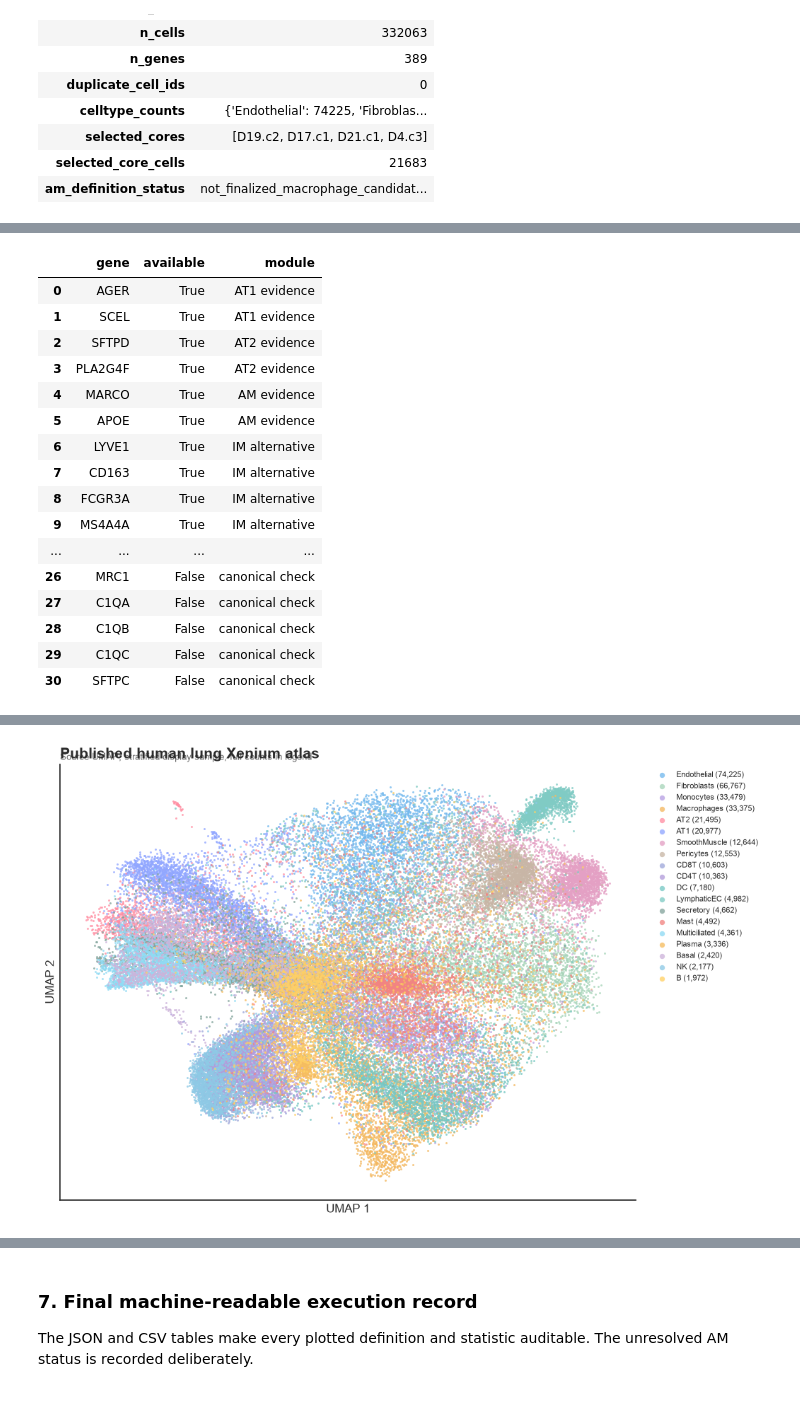
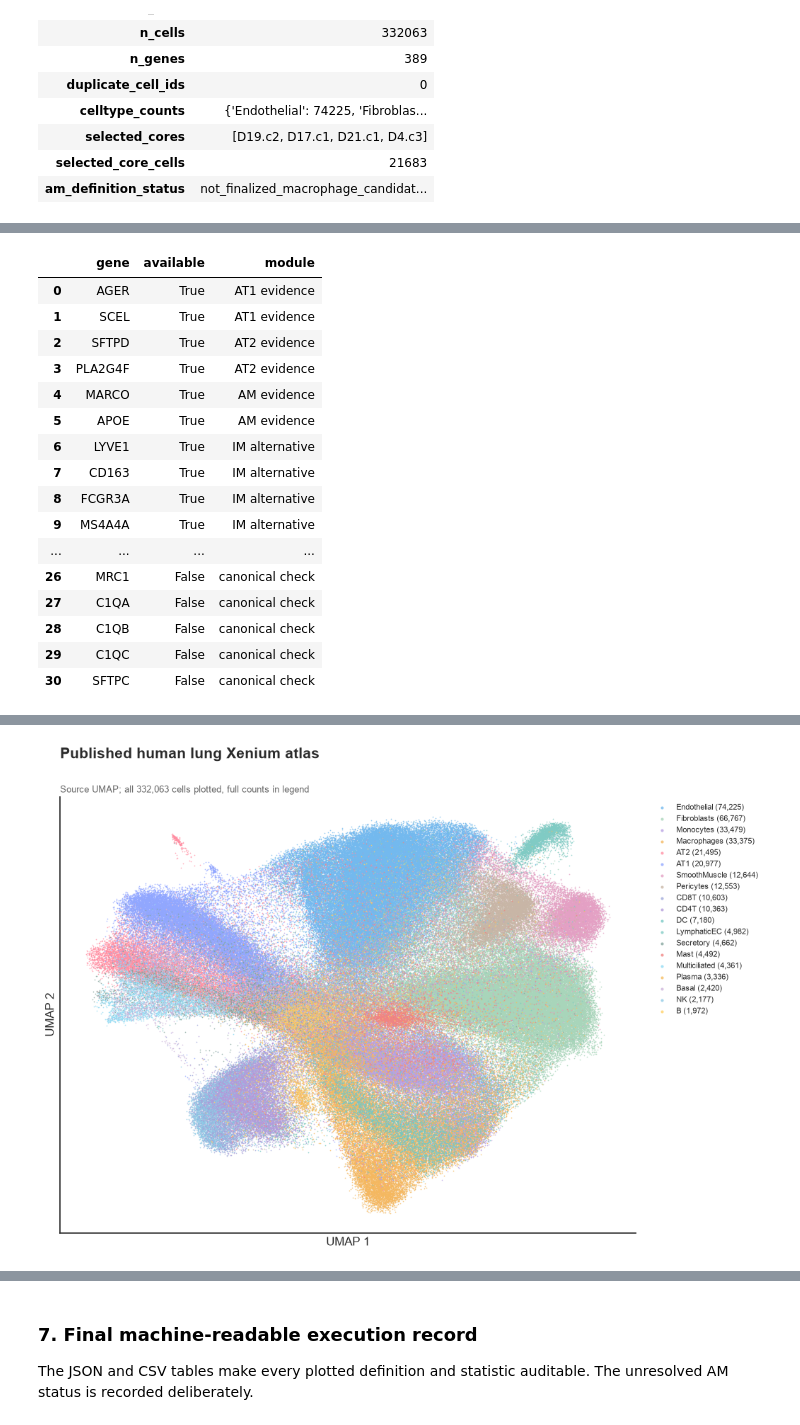
Before and after one commit to SharonWang/XTY_AM_project, a Jupyter notebook: notebooks/00_methodology_data_audit.ipynb, the cells around one changed output, grey strips where cells are left out. Saved outputs shown, nothing was run; the diff lists cells and outputs as text; code cells hidden in the pictures.

Commit message:
Address notebook annotation review

```diff
--- a/notebooks/00_methodology_data_audit.ipynb
+++ b/notebooks/00_methodology_data_audit.ipynb
@@ -108,7 +108,7 @@ core_summary.index.name = 'core_id'
 eligible = core_summary.query("tissue_annotation == 'A' and Macrophages > 0 and AT1 > 0 and AT2 > 0").sort_values('n_cells')
 assert len(eligible) >= N_LOCAL_CORES
 positions = np.linspace(0, len(eligible) - 1, N_LOCAL_CORES).round().astype(int)
-selected_cores = eligible.iloc[positions].index.tolist() if RUN_MODE == 'local_test' else core_summary.index.tolist()
+selected_cores = eligible.iloc[positions].index.tolist()
 selected_mask = obs['core_id'].astype(str).isin(selected_cores)
 selected_obs = obs.loc[selected_mask].copy()
 
@@ -284,20 +284,51 @@ expression_semantics = {
 }
 
 groups = ["AT1","AT2","Macrophages","Monocytes"]
-rows = []
-for group in groups:
-    mask = analysis_obs["celltype_final"].astype(str).eq(group).to_numpy()
-    assert mask.sum() > 0
-    for j, gene in enumerate(present):
-        rows.append({
-            "source_celltype":group, "gene":gene,
-            "module":next(m for m, genes in marker_modules.items() if gene in genes),
-            "n_cells":int(mask.sum()),
-            "mean_log_normalized_expression":float(xmat[mask, j].mean()),
-            "fraction_detected_raw_gt_0":float((rmat[mask, j] > 0).mean()),
-        })
-marker_summary = pd.DataFrame(rows)
+
+def marker_summary_by_unit(unit_column):
+    work = analysis_obs.reset_index(drop=True)
+    work["celltype_string"] = work["celltype_final"].astype(str)
+    result = []
+    group_columns = [unit_column, "donor_id", "celltype_string"]
+    for keys, frame in work.groupby(group_columns, observed=True):
+        unit_value, donor_value, source_group = keys
+        if source_group not in groups:
+            continue
+        pos = frame.index.to_numpy()
+        for j, gene in enumerate(present):
+            result.append({
+                unit_column:str(unit_value), "donor_id":str(donor_value),
+                "source_celltype":source_group, "gene":gene,
+                "module":next(m for m, genes in marker_modules.items() if gene in genes),
+                "n_cells":int(len(pos)),
+                "mean_log_normalized_expression":float(xmat[pos, j].mean()),
+                "fraction_detected_raw_gt_0":float((rmat[pos, j] > 0).mean()),
+            })
+    return pd.DataFrame(result)
+
+marker_by_core = marker_summary_by_unit("core_id")
+marker_by_donor = (
+    marker_by_core.groupby(["donor_id","source_celltype","gene","module"], as_index=False, observed=True)
+    .apply(lambda d: pd.Series({
+        "n_cells":int(d["n_cells"].sum()),
+        "mean_log_normalized_expression":float(np.average(d["mean_log_normalized_expression"], weights=d["n_cells"])),
+        "fraction_detected_raw_gt_0":float(np.average(d["fraction_detected_raw_gt_0"], weights=d["n_cells"])),
+    }), include_groups=False)
+)
+marker_summary = (
+    marker_by_donor.groupby(["source_celltype","gene","module"], as_index=False, observed=True)
+    .agg(
+        n_donors=("donor_id","nunique"),
+        n_cells=("n_cells","sum"),
+        mean_log_normalized_expression=("mean_log_normalized_expression","mean"),
+        donor_sd_log_normalized_expression=("mean_log_normalized_expression","std"),
+        fraction_detected_raw_gt_0=("fraction_detected_raw_gt_0","mean"),
+        donor_sd_fraction_detected=("fraction_detected_raw_gt_0","std"),
+    )
+)
 assert marker_summary["fraction_detected_raw_gt_0"].between(0, 1).all()
+marker_by_core.to_csv(TABLE_DIR / "annotation_marker_summary_by_core.csv", index=False)
+marker_by_donor.to_csv(TABLE_DIR / "annotation_marker_summary_by_donor.csv", index=False)
 marker_summary.to_csv(TABLE_DIR / "annotation_marker_summary.csv", index=False)
 display(marker_summary.head(12))
 
@@ -305,16 +336,16 @@ labels = obs["celltype_final"].astype(str).to_numpy()
 umap = np.asarray(adata.obsm["X_umap"])
 spatial = np.asarray(adata.obsm["spatial"])
 max_per = 3500 if RUN_MODE == "local_test" else 8000
-plot_idx = stratified_indices(labels, max_per)
+plot_idx = rng.permutation(np.arange(adata.n_obs))
 
 fig, ax = plt.subplots(figsize=(10.5, 8))
 for label in celltype_counts.index:
     idx = plot_idx[labels[plot_idx] == label]
-    ax.scatter(umap[idx,0], umap[idx,1], s=4.5, c=palette[label], alpha=.78,
+    ax.scatter(umap[idx,0], umap[idx,1], s=1.4, c=palette[label], alpha=.78,
                linewidths=0, rasterized=True, label=f"{label} ({celltype_counts[label]:,})")
 clean_axis(ax)
-ax.set_title("Published human lung Xenium atlas", loc="left", fontsize=15, weight="bold")
-ax.text(0,1.01,"Source UMAP; stratified display sample, full counts in legend",
+ax.set_title("Published human lung Xenium atlas", loc="left", fontsize=15, weight="bold", y=1.075)
+ax.text(0,1.01,f"Source UMAP; all {adata.n_obs:,} cells plotted, full counts in legend",
         transform=ax.transAxes, fontsize=9, color="#666666")
 ax.legend(bbox_to_anchor=(1.02,1), loc="upper left", frameon=False, markerscale=2.5, fontsize=8)
 savefig(fig, "umap_all_celltypes")
@@ -332,7 +363,7 @@ for label in focus:
     ax.scatter(umap[idx,0], umap[idx,1], s=6, c=focus_palette[label], alpha=.78,
                linewidths=0, rasterized=True, label=label)
 clean_axis(ax)
-ax.set_title("Macrophage, AT1, and AT2 source labels", loc="left", fontsize=15, weight="bold")
+ax.set_title("Macrophage, AT1, and AT2 source labels", loc="left", fontsize=15, weight="bold", y=1.075)
 ax.text(0,1.01,"Macrophages = candidate pool only; other labels in pale grey",
         transform=ax.transAxes, fontsize=9, color="#666666")
 ax.legend(frameon=False, markerscale=2.8)
@@ -352,8 +383,8 @@ ax.set_yticks(range(len(groups)), groups[::-1])
 ax.set_xlim(-.7,len(marker_order)-.3); ax.set_ylim(-.7,len(groups)-.3)
 ax.grid(axis="x", color="#EEEEEE", linewidth=.6)
 ax.spines[["top","right","left","bottom"]].set_visible(False); ax.tick_params(length=0)
-ax.set_title("Marker evidence by published cell-type label", loc="left", fontsize=15, weight="bold")
-ax.text(0,1.04,"Color: mean log-normalized expression | Area: fraction with raw count > 0",
+ax.set_title("Donor-balanced marker evidence by published cell-type label", loc="left", fontsize=15, weight="bold", y=1.13)
+ax.text(0,1.045,"Equal-weight mean across donors | Color: mean log-normalized expression | Area: fraction raw count > 0",
         transform=ax.transAxes, fontsize=9, color="#666666")
 fig.colorbar(sc, ax=ax, pad=.02, fraction=.025, label="Mean log-normalized expression")
 savefig(fig, "dotplot_annotation_markers")
@@ -370,8 +401,13 @@ score_modules = {
 scores = pd.DataFrame(index=macexpr.index)
 for module, genes in score_modules.items():
     scores[module] = z[[g for g in genes if g in z]].mean(axis=1)
-scores.to_csv(TABLE_DIR / "macrophage_candidate_program_scores_local_or_full.csv")
-display(scores.describe().T)
+score_cells = analysis_obs.loc[scores.index, ["donor_id","core_id"]].copy().join(scores)
+score_cells.to_csv(TABLE_DIR / "macrophage_candidate_program_scores_local_or_full.csv")
+score_by_core = score_cells.groupby(["donor_id","core_id"], observed=True)[list(score_modules)].mean().reset_index()
+score_by_donor = score_cells.groupby("donor_id", observed=True)[list(score_modules)].mean().reset_index()
+score_by_core.to_csv(TABLE_DIR / "macrophage_program_summary_by_core.csv", index=False)
+score_by_donor.to_csv(TABLE_DIR / "macrophage_program_summary_by_donor.csv", index=False)
+display(score_by_donor)
 mac_global = analysis_idx[macmask]
 norm = TwoSlopeNorm(vmin=-2.5, vcenter=0, vmax=2.5)
 fig, axes = plt.subplots(1,3,figsize=(14.2,4.7), constrained_layout=True)
@@ -464 +500 @@ savefig(fig, "spatial_macrophage_identity_features")
-[figure, old version]
+[figure, new version]
```
Also changed, not shown: parts of 3 cells of this notebook, 19 other files.
